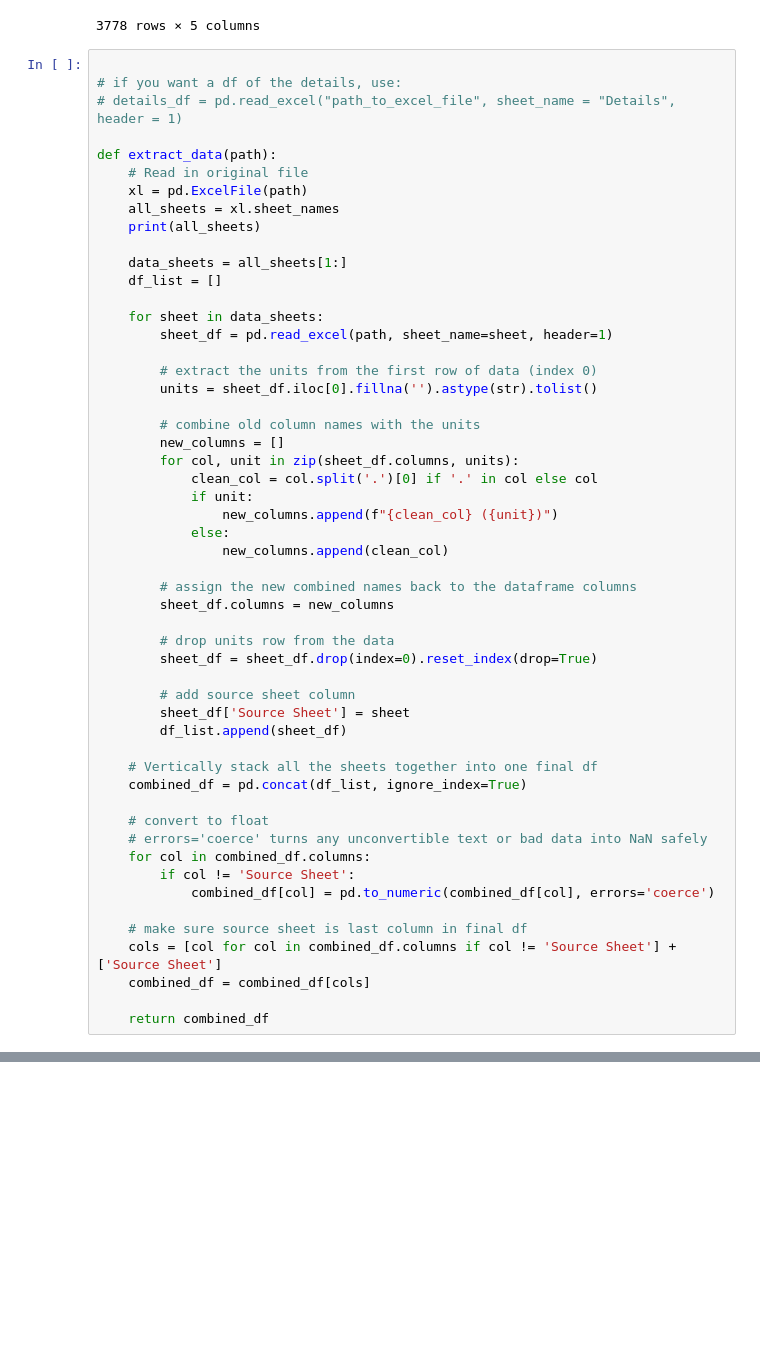
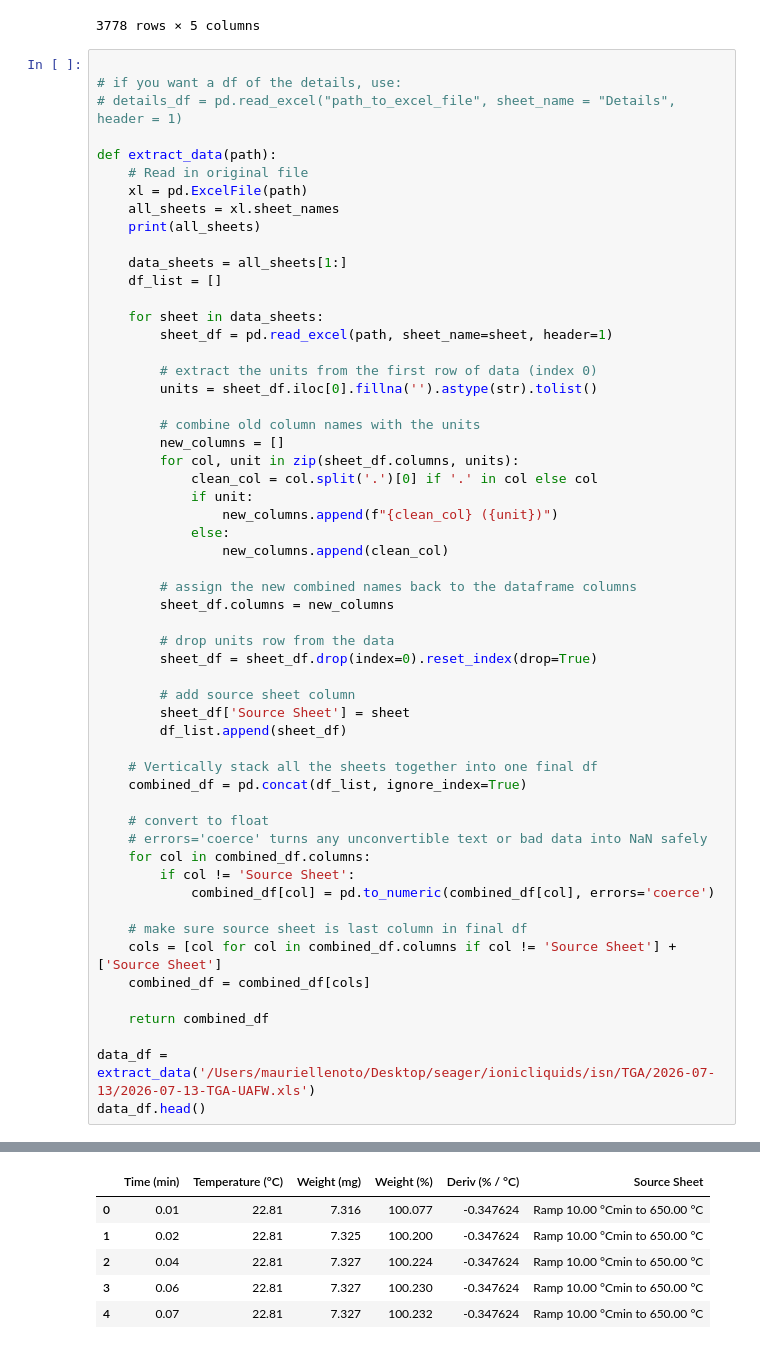
Before and after one commit to maurielle-noto/ionic-liquid-characterization, a Jupyter notebook: dataanalysis.ipynb, the cells around one changed output, grey strips where cells are left out. Saved outputs shown, nothing was run; the diff lists cells and outputs as text; blank space fills up the shorter version.

```diff
--- a/dataanalysis.ipynb
+++ b/dataanalysis.ipynb
@@ -84,3 +84,7 @@ def extract_data(path):
     combined_df = combined_df[cols]
 
     return combined_df
+
+data_df = extract_data('/Users/mauriellenoto/Desktop/seager/ionicliquids/isn/TGA/2026-07-13/2026-07-13-TGA-UAFW.xls')
+data_df.head()
+# %% [output]
@@ -86,0 +92,6 @@ def extract_data(path):
+|  | Time (min) | Temperature (°C) | Weight (mg) | Weight (%) | Deriv (% / °C) | Source Sheet |
+| 0 | 0.01 | 22.81 | 7.316 | 100.077 | -0.347624 | Ramp 10.00 °Cmin to 650.00 °C |
+| 1 | 0.02 | 22.81 | 7.325 | 100.200 | -0.347624 | Ramp 10.00 °Cmin to 650.00 °C |
+| 2 | 0.04 | 22.81 | 7.327 | 100.224 | -0.347624 | Ramp 10.00 °Cmin to 650.00 °C |
+| 3 | 0.06 | 22.81 | 7.327 | 100.230 | -0.347624 | Ramp 10.00 °Cmin to 650.00 °C |
+| 4 | 0.07 | 22.81 | 7.327 | 100.232 | -0.347624 | Ramp 10.00 °Cmin to 650.00 °C |
```
Also changed, not shown: parts of 3 cells of this notebook, 5 other files.
